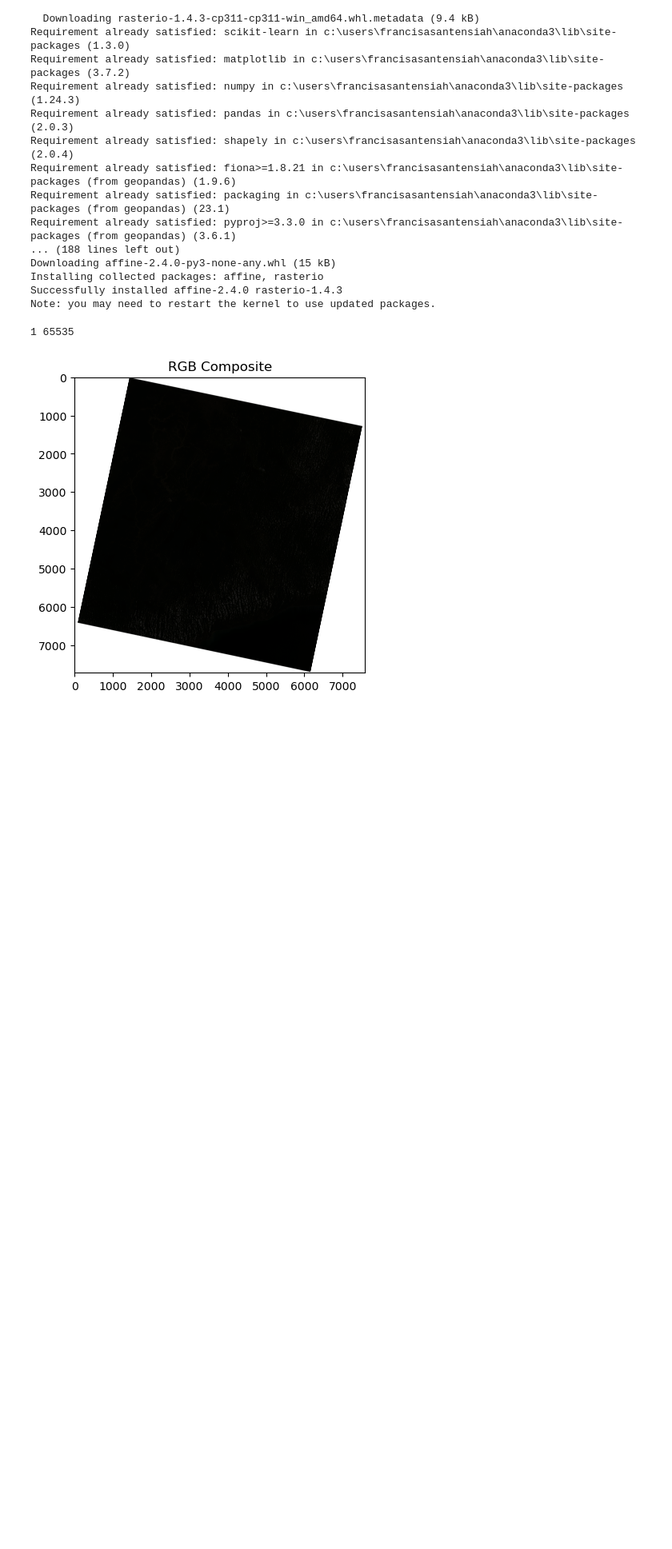
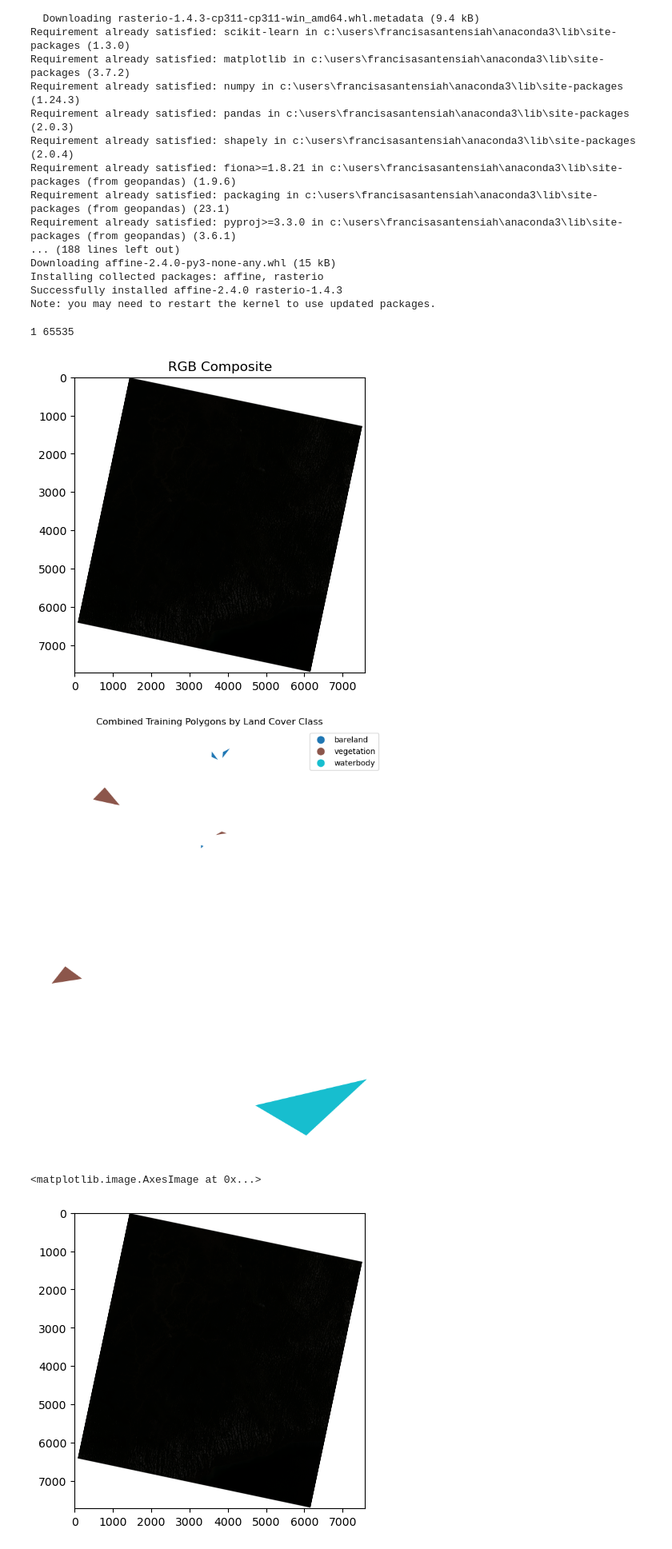
Before and after one commit to Asante-coder/LCC-using-satellite-image-ML, a Jupyter notebook: Land Cover Classification using satellite data and ML .ipynb, the cells around one changed output. Shown at 80% size. Cells and saved outputs as stored; diff of their text form; code cells hidden in the pictures; blank space fills up the shorter version.

Commit message:
Visualise the dataset

```diff
--- a/Land Cover Classification using satellite data and ML .ipynb
+++ b/Land Cover Classification using satellite data and ML .ipynb
@@ -48,3 +48,19 @@ plt.show()
 # %% [output]
 1 65535
 [figure]
+# %%
+#load training data
+# Load individual shapefiles and assign class labels
+vegetation = gpd.read_file("C:/Users/FrancisAsanteNsiah/Desktop/STUFF/boj/My_Project/LCC-using-satellite-image-ML/trainingData/vegetation.shp")
+vegetation['land_cover'] = 'vegetation'
+
+waterbody = gpd.read_file("C:/Users/FrancisAsanteNsiah/Desktop/STUFF/boj/My_Project/LCC-using-satellite-image-ML/trainingData/waterbody.shp")
+waterbody['land_cover'] = 'waterbody'
+
+bareland = gpd.read_file("C:/Users/FrancisAsanteNsiah/Desktop/STUFF/boj/My_Project/LCC-using-satellite-image-ML/trainingData/bareland.shp")
+bareland['land_cover'] = 'bareland'
+# %%
+import pandas as pd
+
+#Combine into a single geodataframe
+training_data = pd.concat([vegetation, waterbody, bareland], ignore_index=True)
@@ -50,0 +70,11 @@ plt.show()
+# %%
+#Visualise trianing data
+training_data.plot(column='land_cover', legend=True, figsize=(10, 10), cmap='tab10')
+plt.title("Combined Training Polygons by Land Cover Class")
+plt.axis('off')
+plt.show()
+plt.imshow(rgb)
+# %% [output]
+[figure, added]
+<matplotlib.image.AxesImage at 0x...>
+[figure, added]
```
Also changed, not shown: parts of 2 cells of this notebook, 5 other files.
